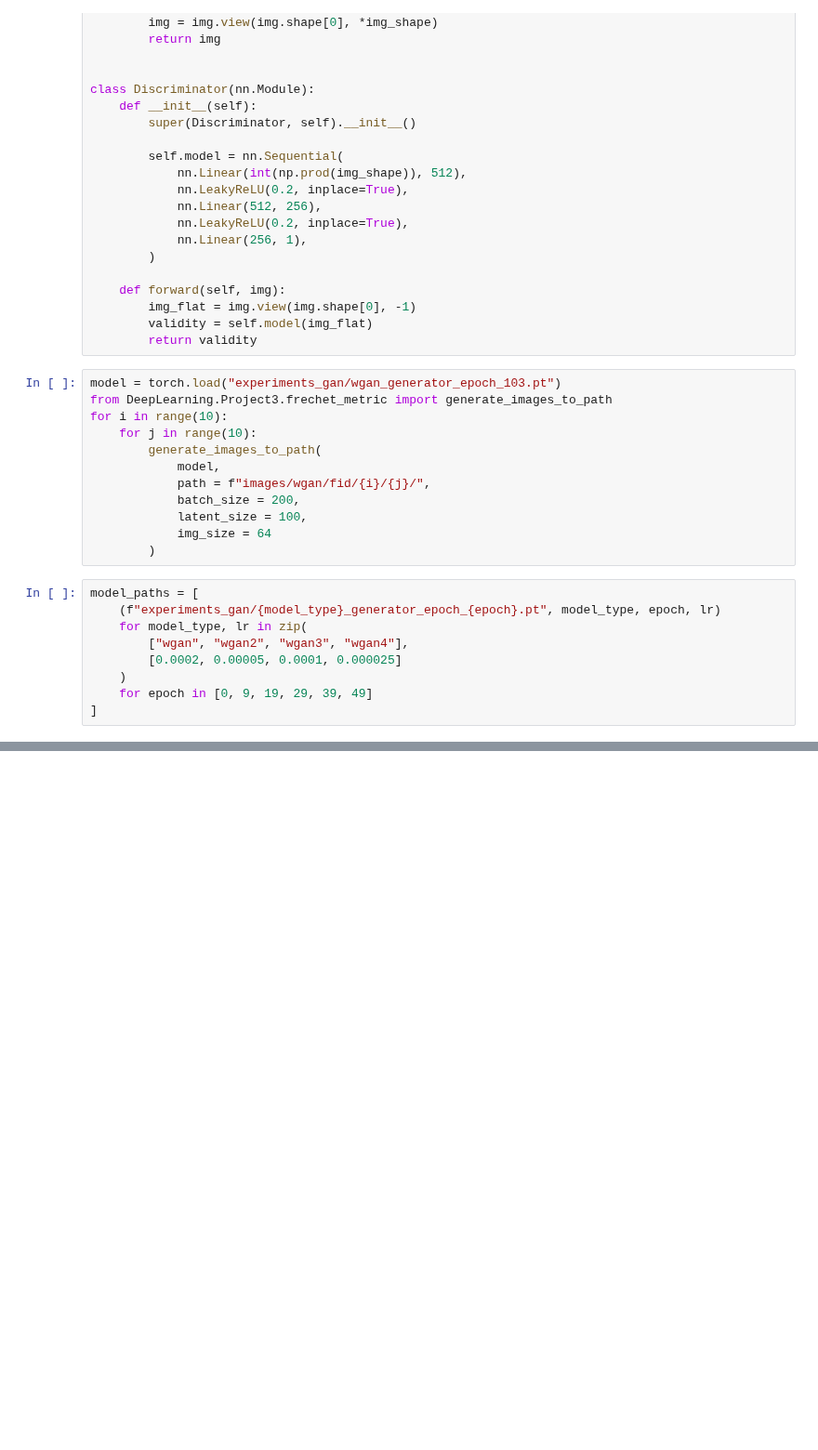
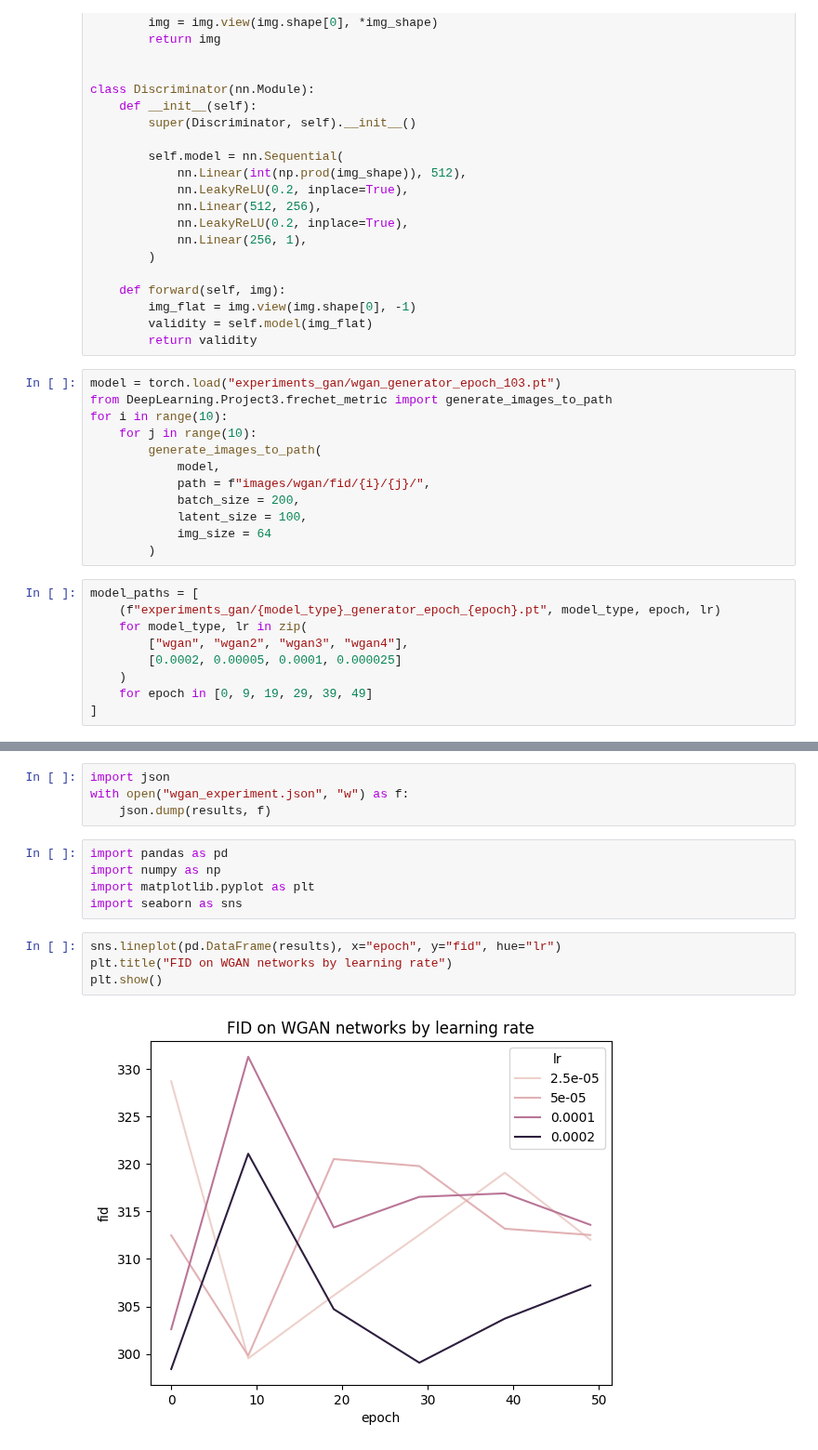
Before and after one commit to jakfol1217/DeepLearning, a Jupyter notebook: Project3/Wasserstein GAN - FID.ipynb, the cells around one changed output, grey strips where cells are left out. Shown at 93% size. Cells and saved outputs as stored; diff of their text form; blank space fills up the shorter version.

```diff
--- a/Project3/Wasserstein GAN - FID.ipynb
+++ b/Project3/Wasserstein GAN - FID.ipynb
@@ -130,0 +127,15 @@ with open("wgan_experiment.json", "w") as f:
+# %%
+import json
+with open("wgan_experiment.json", "w") as f:
+    json.dump(results, f)
+# %%
+import pandas as pd
+import numpy as np
+import matplotlib.pyplot as plt
+import seaborn as sns
+# %%
+sns.lineplot(pd.DataFrame(results), x="epoch", y="fid", hue="lr")
+plt.title("FID on WGAN networks by learning rate")
+plt.show()
+# %% [output]
+[figure, added]
```
Also changed, not shown: parts of 7 cells of this notebook.
